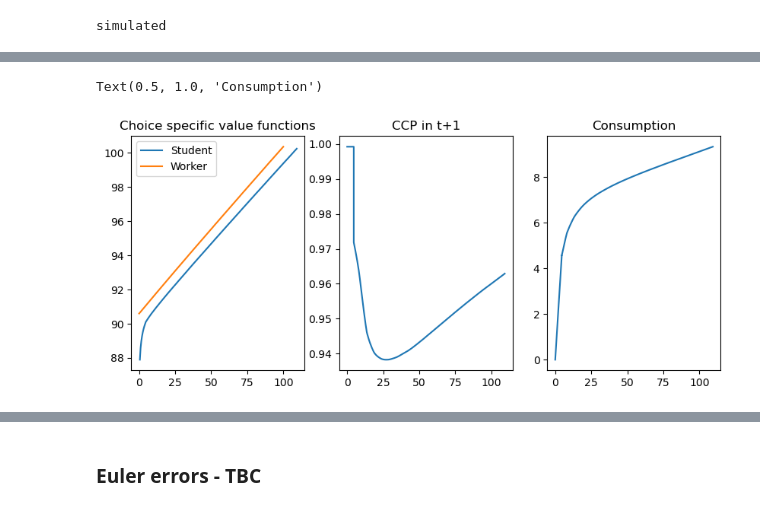
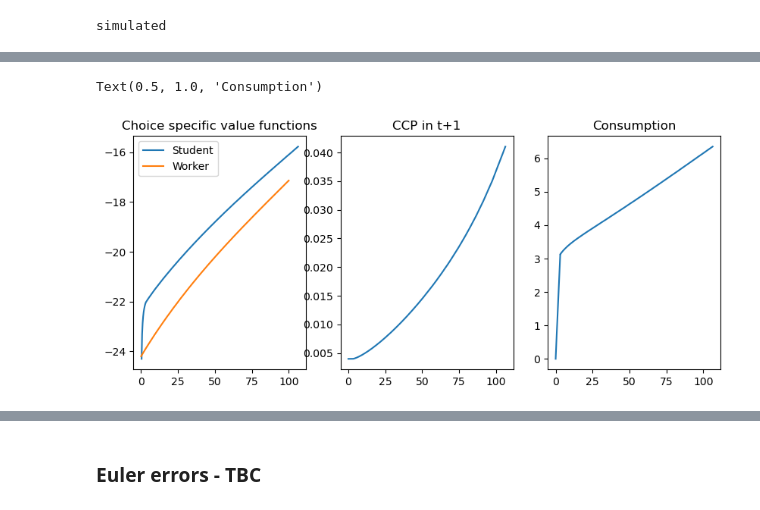
Before and after one commit to ansofol/DP_term_paper, a Jupyter notebook: main_model/test_run.ipynb, the cells around one changed output, grey strips where cells are left out. Drawn from its saved outputs; the diff is of its cells as text; code cells hidden in the pictures.

```diff
--- a/main_model/test_run.ipynb
+++ b/main_model/test_run.ipynb
@@ -85,7 +85,7 @@ model.par.N = 10000
 for key, val in par2.items():
     model.par.__setattr__(key, val)
 
-model.par.easy_par=True
+model.par.easy_par=False
 
 model.set_grids()
 par = model.par
@@ -125,21 +105,21 @@ array([[[ 90.03424264,  90.03424264,  90.03424264,  90.03424264,
 # %%
 %matplotlib inline
-t = 4
-s = 4
-type = 3
+t = 2
+s = 2
+type = 0
 
 fig,ax = plt.subplots(1,3,figsize=(10,4))
 
 ax[0].plot(sol.m[type,t,0,s,1:,0],sol.V[type,t,0,s,1:,0],label = "Student")
 ax[0].plot(sol.m[type,t,1,s,1:,0],sol.V[type,t,1,s,1:,0],label = "Worker")
 ax[0].legend()
 ax[0].set_title('Choice specific value functions')
 
 ax[1].plot(sol.m[type,t,0,s,:,0],sol.ccp_work[type,t,0,s,:,0],label = "Student")
 ax[1].set_title('CCP in t+1')
 
 ax[2].plot(sol.m[type,t,0,s,:,0],sol.c[type,t,0,s,:,0],label = "Student")
 ax[2].set_title('Consumption')
 # %% [output]
 Text(0.5, 1.0, 'Consumption')
-[figure, old version]
+[figure, new version]
```
Also changed, not shown: parts of 22 cells of this notebook, 1 other file.
